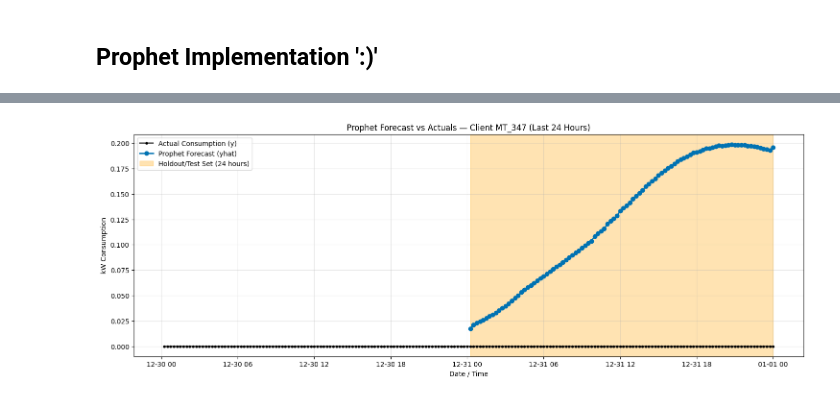
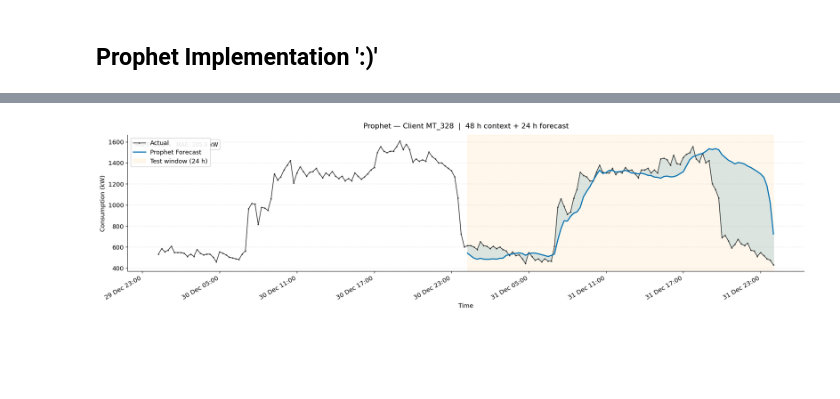
Before and after one commit to lucabarattini/forecasting-electricity, a Jupyter notebook: notebooks/2_Prophet.ipynb, the cells around one changed output, grey strips where cells are left out. Cells and saved outputs as stored; diff of their text form; code cells hidden in the pictures; blank space fills up the shorter version.

Commit message:
Main Commit, several improvementes, from commenti ng, to charts, to repo structure.

```diff
--- a/notebooks/2_Prophet.ipynb
+++ b/notebooks/2_Prophet.ipynb
@@ -4,14 +4,18 @@
 import pandas as pd
 import numpy as np
 import matplotlib.pyplot as plt
+import matplotlib.dates as mdates
 import random
 import logging
+
 from tqdm.notebook import tqdm
 from prophet import Prophet
 from sklearn.metrics import mean_absolute_error, mean_squared_error
 
 logging.getLogger('cmdstanpy').setLevel(logging.WARNING)
 pd.set_option('display.max_columns', None)
+plt.rcParams.update({'figure.dpi': 120, 'font.size': 11,
+                     'axes.titlesize': 13, 'axes.labelsize': 11})
 # %%
 # ---------------------------------------------------------
 # 1. Load Parquet & Replicate Teammate's Sample
@@ -151,39 +140,51 @@ Average RMSE:  121.24 kW
 # %%
 # ---------------------------------------------------------
-# 4. Visualization — First client forecast
+# 4. Visualization — First client forecast (48 h context + 24 h forecast)
 # ---------------------------------------------------------
 first_client = sampled_clients[0]
 data = all_predictions[first_client]
 
-zoom_idx = -192
+zoom_idx = -192  # 48 h of context at 15-min resolution
 
-# Rebuild full client df for historical context
 client_df = df_long[df_long['ClientID'] == first_client].copy()
 client_df = client_df.rename(columns={'Date': 'ds', 'Consumption': 'y'})
 client_df = client_df.sort_values('ds').reset_index(drop=True)
 
-plt.figure(figsize=(18, 6))
+first_idx = sampled_clients.index(first_client)
+mae_val   = all_maes[first_idx]
+mape_val  = all_mapes[first_idx]
 
-# Plot the real historical data
-plt.plot(client_df['ds'].iloc[zoom_idx:], client_df['y'].iloc[zoom_idx:],
-         label='Actual Consumption (y)', color='black', marker='.', linestyle='-')
+fig, ax = plt.subplots(figsize=(18, 5))
 
-# Plot the Prophet forecast
-plt.plot(data['test_df']['ds'], data['y_pred'],
-         label='Prophet Forecast (yhat)', color='#0072B2', linewidth=2, marker='o')
+ax.plot(client_df['ds'].iloc[zoom_idx:], client_df['y'].iloc[zoom_idx:],
+        label='Actual', color='#333333', linewidth=1.2, marker='.', markersize=3)
+ax.plot(data['test_df']['ds'], data['y_pred'],
+        label='Prophet Forecast', color='#0072B2', linewidth=2)
+ax.fill_between(data['test_df']['ds'],
+                data['test_df']['y'].values, data['y_pred'],
+                alpha=0.15, color='#0072B2')
+ax.axvspan(data['test_df']['ds'].iloc[0], data['test_df']['ds'].iloc[-1],
+           color='#FFA500', alpha=0.08, label='Test window (24 h)')
 
-# Highlight the holdout area
-plt.axvspan(data['test_df']['ds'].iloc[0], data['test_df']['ds'].iloc[-1],
-            color='orange', alpha=0.3, label='Holdout/Test Set (24 hours)')
+ax.text(0.01, 0.95, f"MAPE: {mape_val:.1%}   MAE: {mae_val:.1f} kW",
+        transform=ax.transAxes, fontsize=10, va='top',
+        bbox=dict(boxstyle='round,pad=0.4', facecolor='white',
+                  edgecolor='#cccccc', alpha=0.9))
 
-plt.title(f"Prophet Forecast vs Actuals — Client {first_client} (Last 24 Hours)")
-plt.xlabel('Date / Time')
-plt.ylabel('kW Consumption')
-plt.legend()
-plt.grid(True, alpha=0.3)
+ax.set_title(f"Prophet — Client {first_client}  |  48 h context + 24 h forecast", pad=12)
+ax.set_xlabel('Time')
+ax.set_ylabel('Consumption (kW)')
+ax.xaxis.set_major_formatter(mdates.DateFormatter('%d %b %H:%M'))
+ax.xaxis.set_major_locator(mdates.HourLocator(interval=6))
+plt.setp(ax.get_xticklabels(), rotation=30, ha='right')
+ax.spines[['top', 'right']].set_visible(False)
+ax.yaxis.grid(True, alpha=0.25, linestyle='--')
+ax.xaxis.grid(False)
+ax.legend(loc='upper left', framealpha=0.9)
+plt.tight_layout()
 plt.show()
 # %% [output]
-[figure, old version]
+[figure, new version]
 # %%
 # ---------------------------------------------------------
 # 5. Performance Breakdown by Cluster
```
Also changed, not shown: parts of 5 cells of this notebook, 8 other files.
